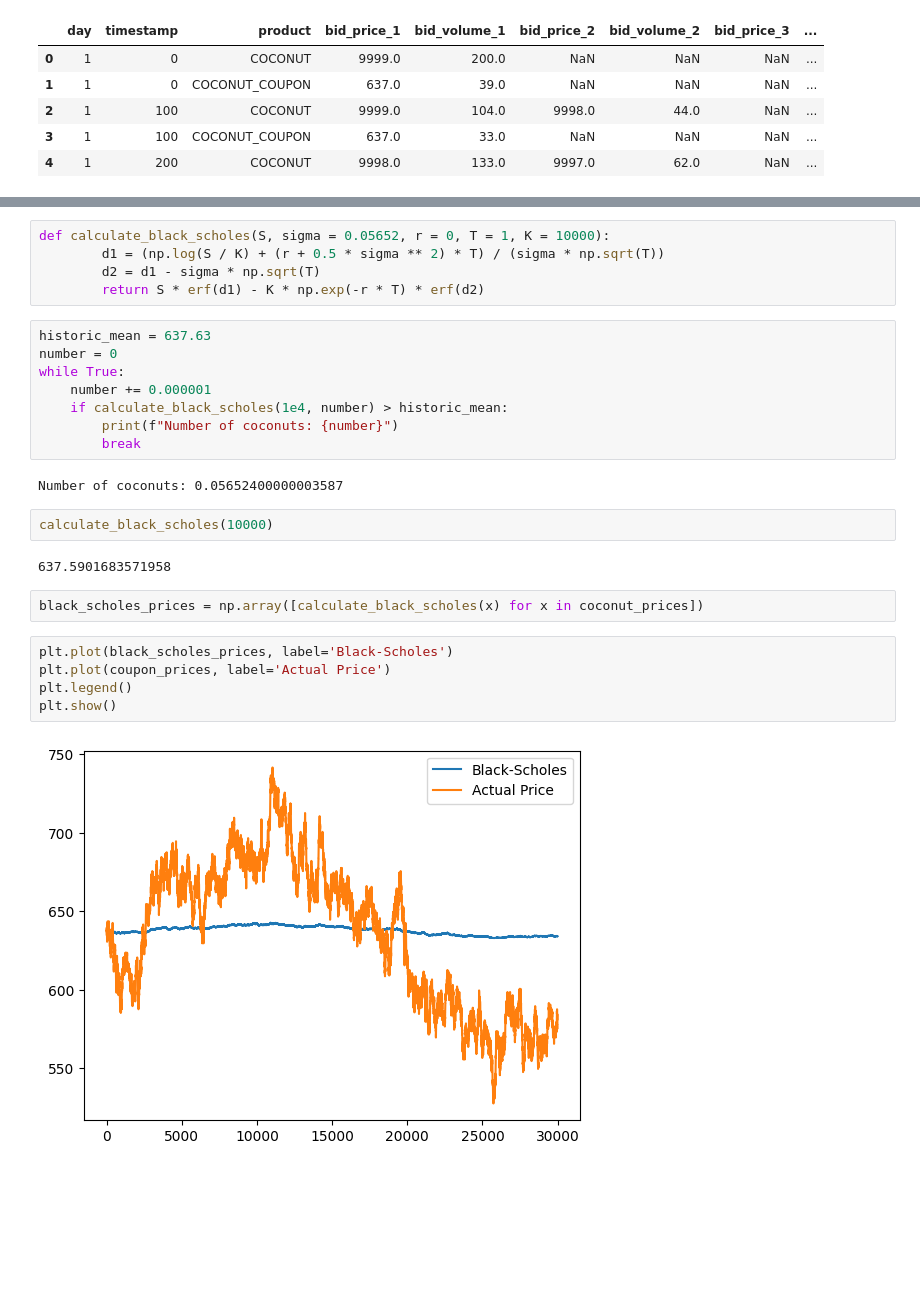
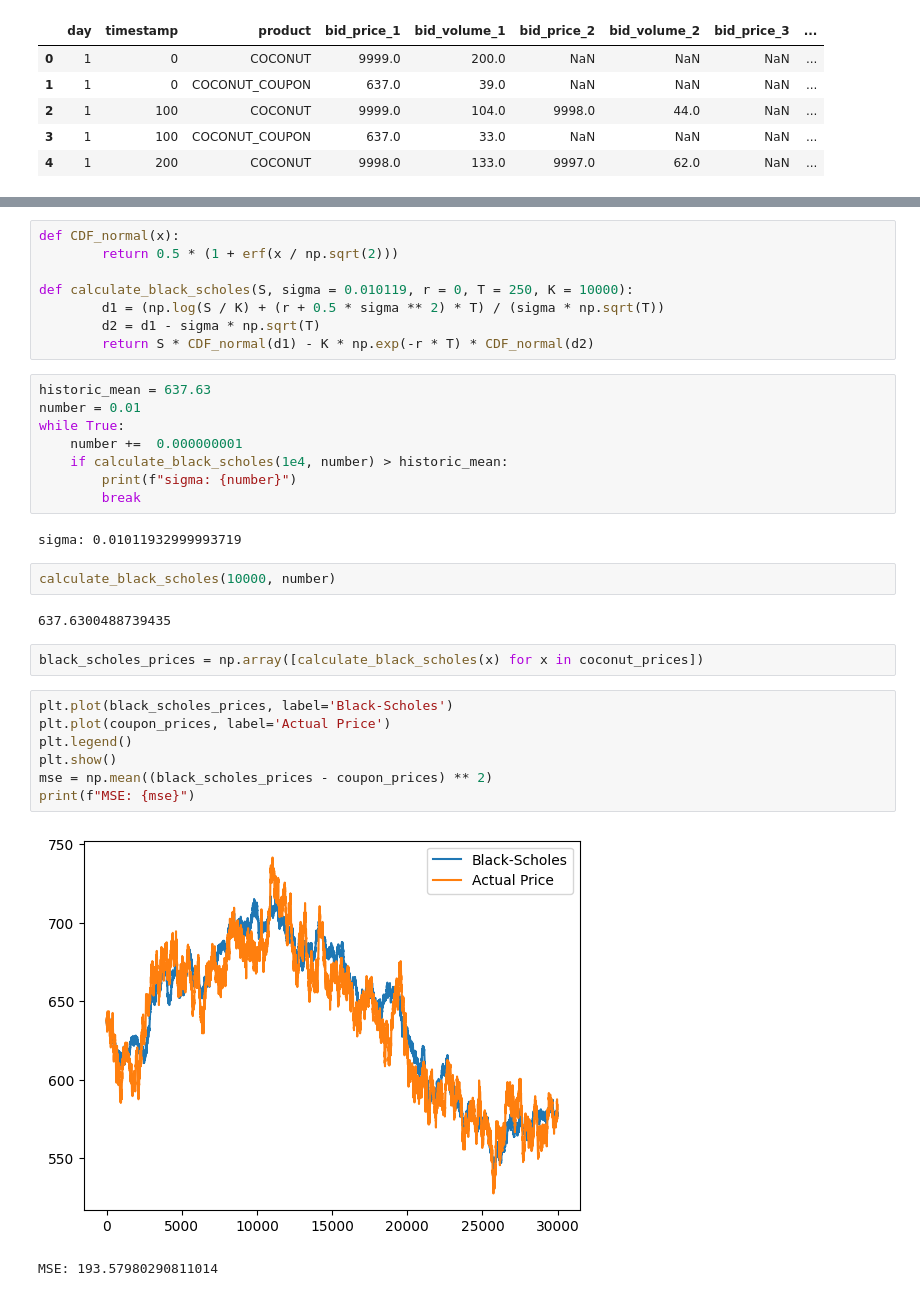
Before and after one commit to Gael-BB/Prosperity2, a Jupyter notebook: research/round4/analysis.ipynb, the cells around one changed output, grey strips where cells are left out. Cells and saved outputs as stored; diff of their text form; blank space fills up the shorter version.

Commit message:
Black Scholes Implemented to trade COCONUT_COUPON

```diff
--- a/research/round4/analysis.ipynb
+++ b/research/round4/analysis.ipynb
@@ -28,28 +40,34 @@ Length of coupon: 30000, std: 88.75266514702373, std adjusted for yearly: 0.0561
 # %%
-def calculate_black_scholes(S, sigma = 0.05652, r = 0, T = 1, K = 10000):
+def CDF_normal(x):
+        return 0.5 * (1 + erf(x / np.sqrt(2)))
+
+def calculate_black_scholes(S, sigma = 0.010119, r = 0, T = 250, K = 10000):
         d1 = (np.log(S / K) + (r + 0.5 * sigma ** 2) * T) / (sigma * np.sqrt(T))
         d2 = d1 - sigma * np.sqrt(T)
-        return S * erf(d1) - K * np.exp(-r * T) * erf(d2)
+        return S * CDF_normal(d1) - K * np.exp(-r * T) * CDF_normal(d2)
 # %%
 historic_mean = 637.63
-number = 0
+number = 0.01
 while True:
-    number += 0.000001
+    number +=  0.000000001
     if calculate_black_scholes(1e4, number) > historic_mean:
-        print(f"Number of coconuts: {number}")
+        print(f"sigma: {number}")
         break
 # %% [output]
-Number of coconuts: 0.05652400000003587
+sigma: 0.01011932999993719
 # %%
-calculate_black_scholes(10000)
+calculate_black_scholes(10000, number)
 # %% [output]
-637.5901683571958
+637.6300488739435
 # %%
 black_scholes_prices = np.array([calculate_black_scholes(x) for x in coconut_prices])
 # %%
 plt.plot(black_scholes_prices, label='Black-Scholes')
 plt.plot(coupon_prices, label='Actual Price')
 plt.legend()
 plt.show()
+mse = np.mean((black_scholes_prices - coupon_prices) ** 2)
+print(f"MSE: {mse}")
 # %% [output]
-[figure, old version]
+[figure, new version]
+MSE: 193.57980290811014
```
Also changed, not shown: parts of 6 cells of this notebook, 1 other file.
